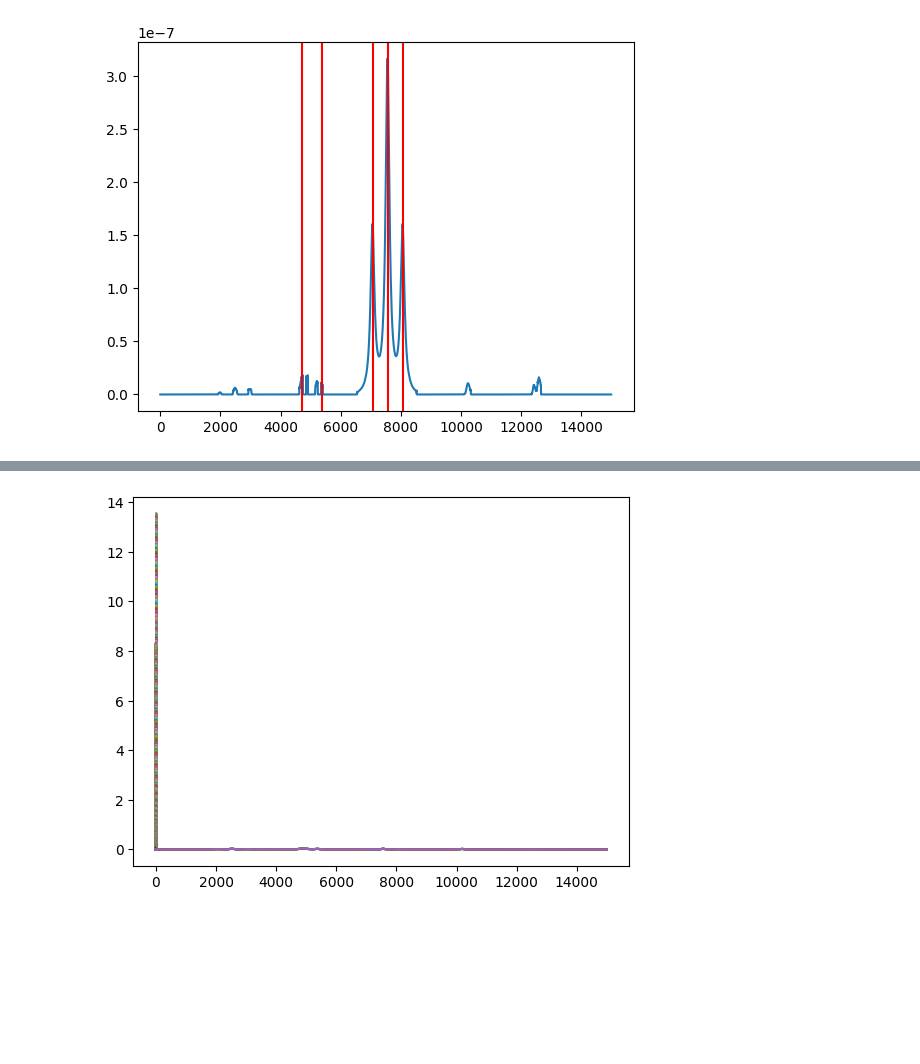
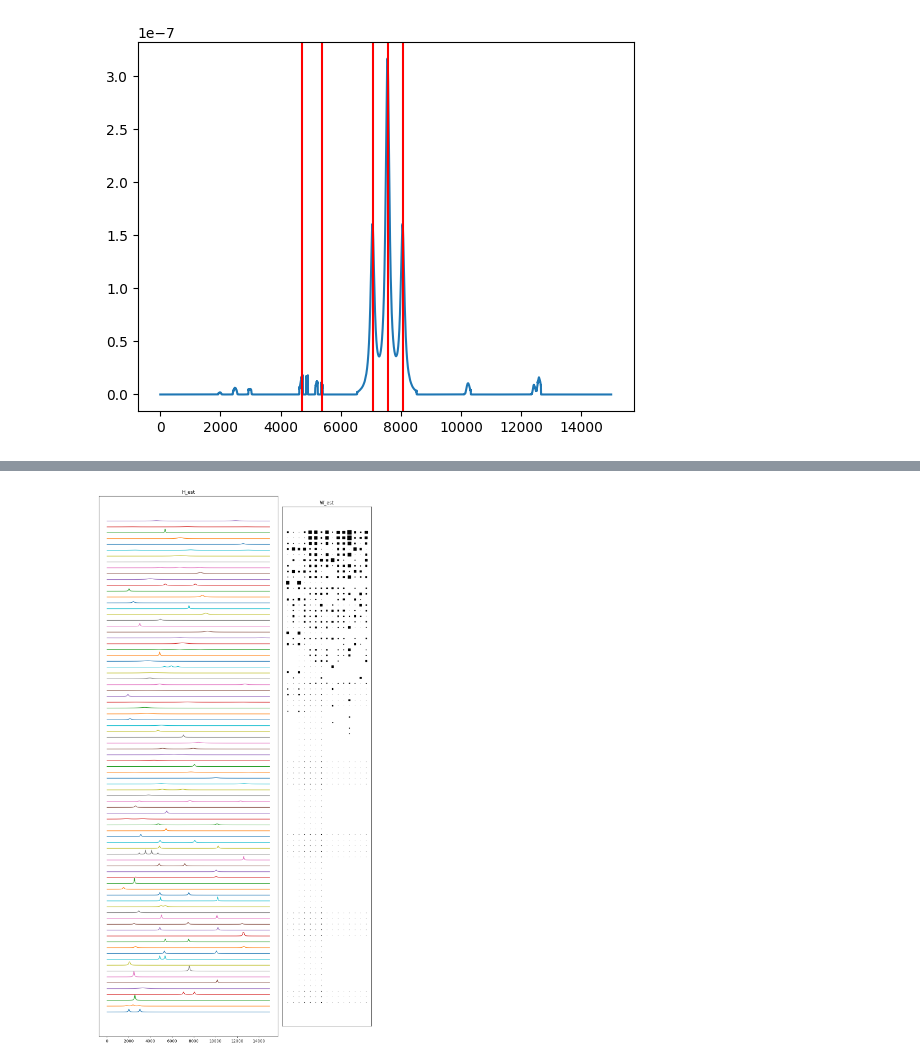
Before and after one commit to LucasEmcken/Bachelorprojekt, a Jupyter notebook: pipeline.ipynb, the cells around one changed output, grey strips where cells are left out. Saved outputs shown, nothing was run; the diff lists cells and outputs as text; code cells hidden in the pictures; blank space fills up the shorter version.

```diff
--- a/pipeline.ipynb
+++ b/pipeline.ipynb
@@ -335,6 +357,32 @@ plt.show()
-# %%
-plt.plot(hardmodel.X.detach().numpy())
-plt.plot(np.matmul(W,C).T)
-plt.show()
-# %% [output]
-[figure, removed]
+# %%
+#sort the W matrix by column sum
+W_sorted = W[:,np.argsort(np.sum(W, axis=0))]
+C_sorted = C[np.argsort(np.sum(W, axis=0), axis=0)]
+
+W_sorted = W_sorted[:,::-1]
+C_sorted = C_sorted[::-1]
+# %%
+N_plots = 85
+
+W_plot = W_sorted.T[:N_plots]
+C_plot = C_sorted[:N_plots]
+
+# Create a gridspec object with 2 rows and 3 columns
+gs = gridspec.GridSpec(1, 2, width_ratios=[2, 1])
+
+fig = plt.figure(figsize=(10, 20))
+
+# Plot H and H_est
+ax1 = plt.subplot(gs[0])
+plotSpaced(ax1, np.arange(C_plot.shape[1]), C_plot.T)
+ax1.set_title('H_est')
+
+ax2 = plt.subplot(gs[1])
+ax2.set_title('W_est')
+hinton(W_plot.T, ax=ax2)
+
+# Set tight layout
+plt.tight_layout()
+plt.show()
+# %% [output]
+[figure, added]
```
Also changed, not shown: parts of 6 cells of this notebook.
